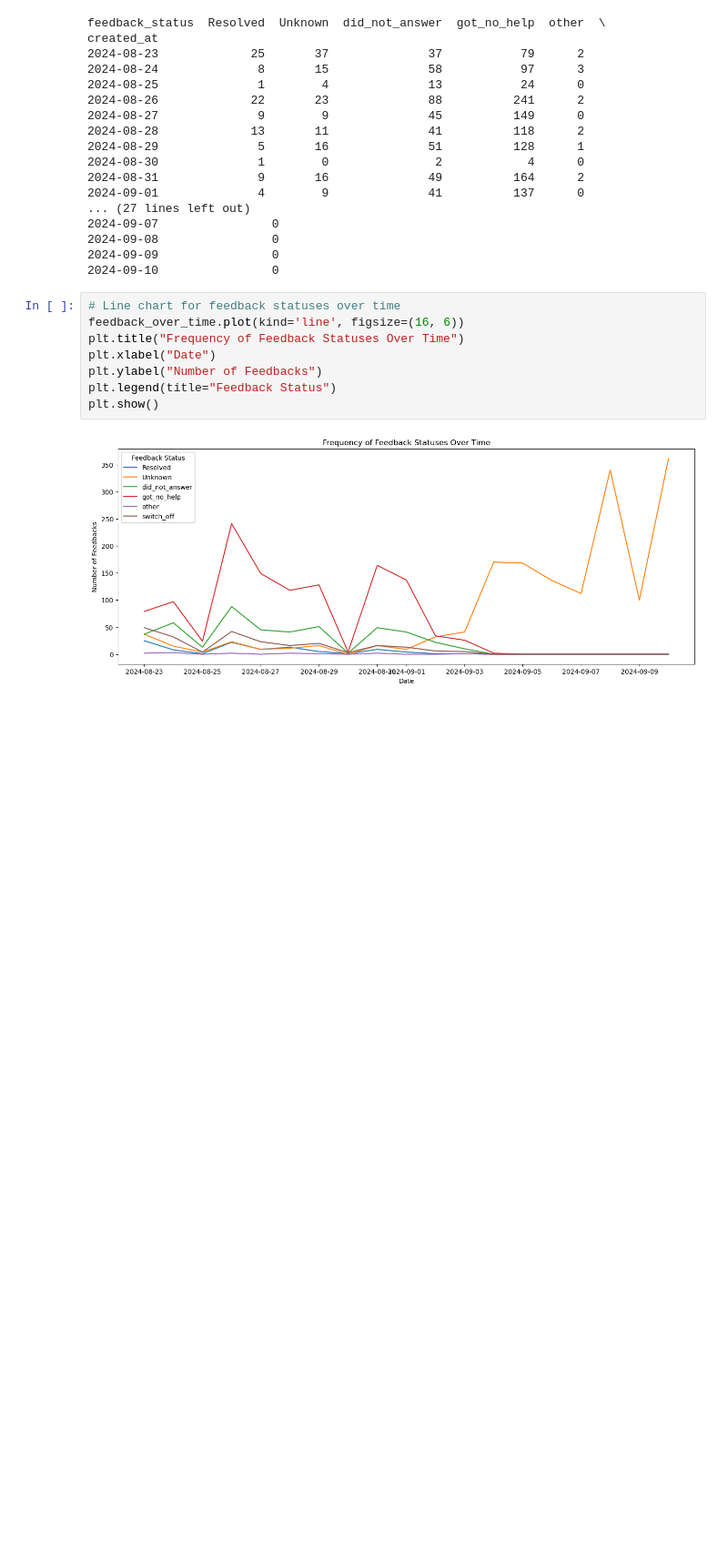
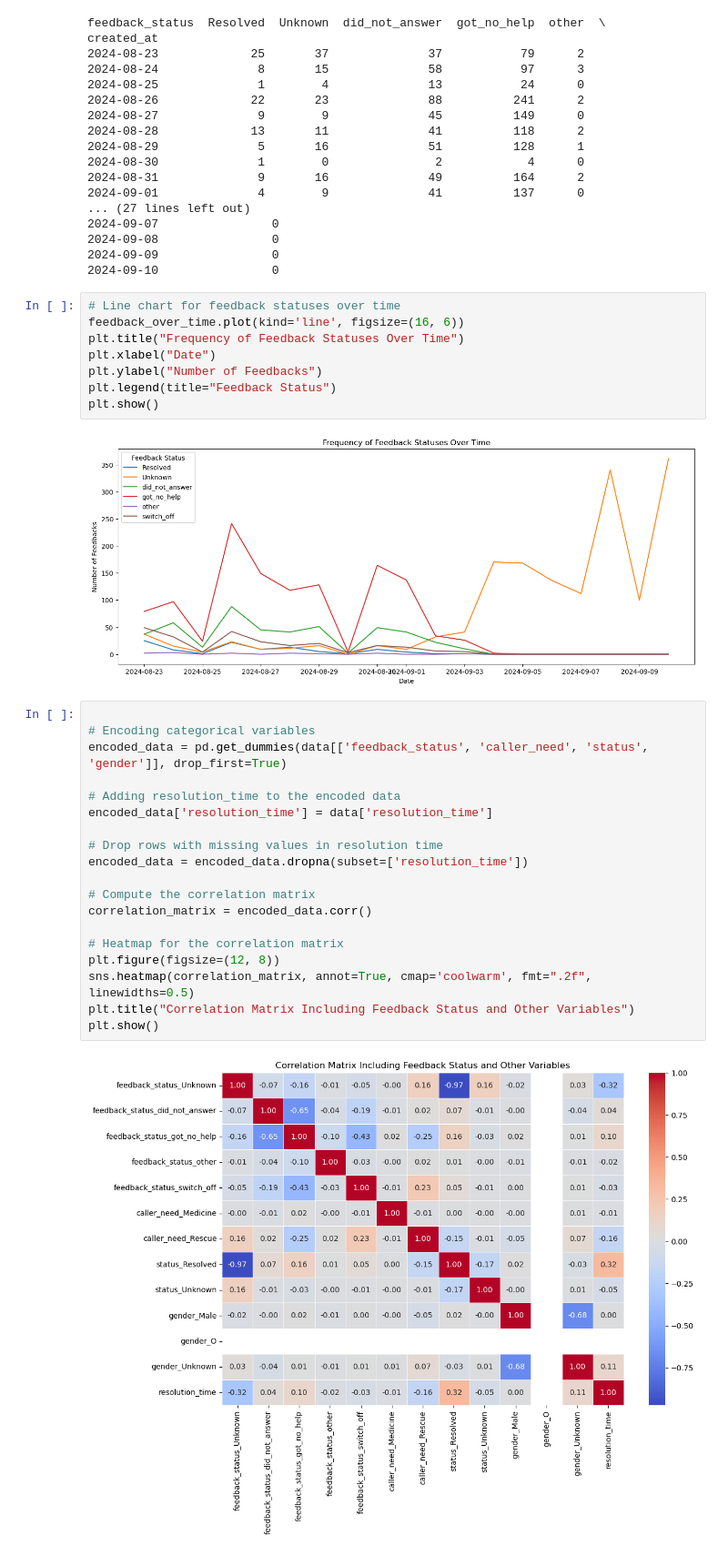
Before and after one commit to iamaber/flood_response, a Jupyter notebook: flood_response.ipynb, the cells around one changed output. Shown at 91% size. Cells and saved outputs as stored; diff of their text form; blank space fills up the shorter version.

Commit message:
Correlation Matrix Including Feedback Status and Other Variables

```diff
--- a/flood_response.ipynb
+++ b/flood_response.ipynb
@@ -222,3 +222,24 @@ plt.legend(title="Feedback Status")
 plt.show()
 # %% [output]
 [figure]
+# %%
+
+# Encoding categorical variables
+encoded_data = pd.get_dummies(data[['feedback_status', 'caller_need', 'status', 'gender']], drop_first=True)
+
+# Adding resolution_time to the encoded data
+encoded_data['resolution_time'] = data['resolution_time']
+
+# Drop rows with missing values in resolution time
+encoded_data = encoded_data.dropna(subset=['resolution_time'])
+
+# Compute the correlation matrix
+correlation_matrix = encoded_data.corr()
+
+# Heatmap for the correlation matrix
+plt.figure(figsize=(12, 8))
+sns.heatmap(correlation_matrix, annot=True, cmap='coolwarm', fmt=".2f", linewidths=0.5)
+plt.title("Correlation Matrix Including Feedback Status and Other Variables")
+plt.show()
+# %% [output]
+[figure, added]
```
Also changed, not shown: 1 other file.
